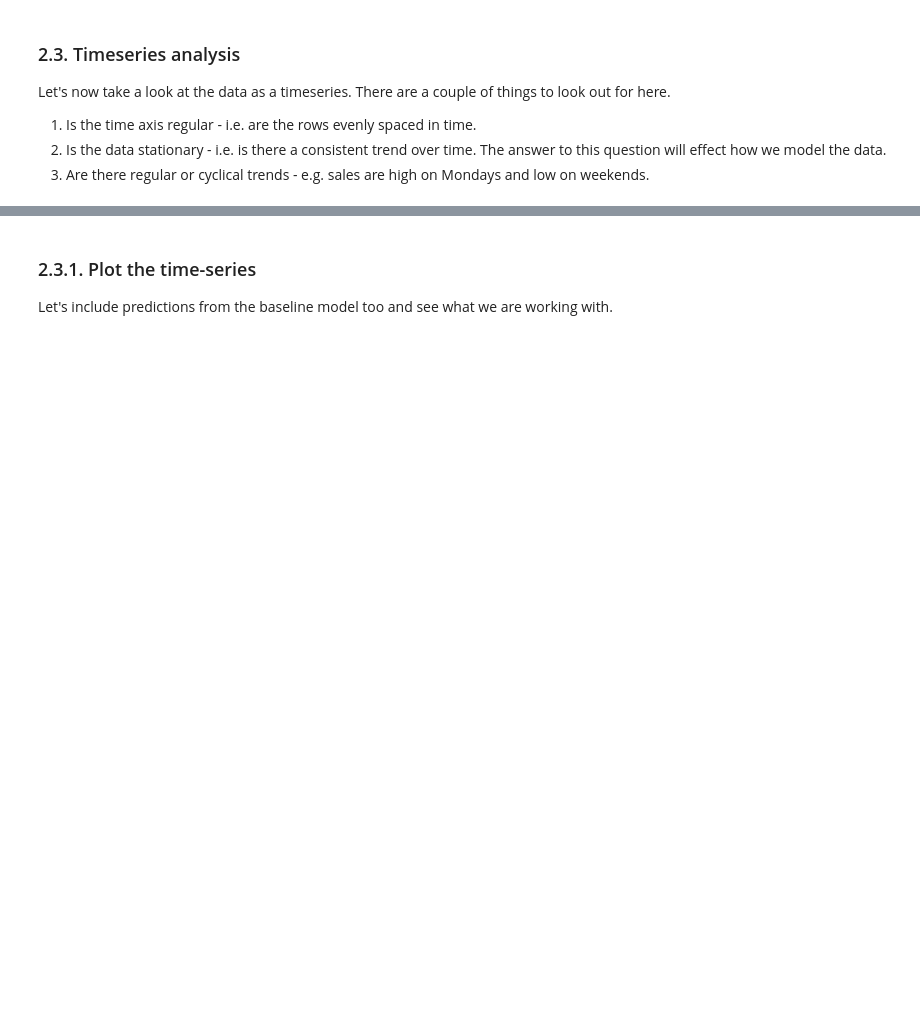
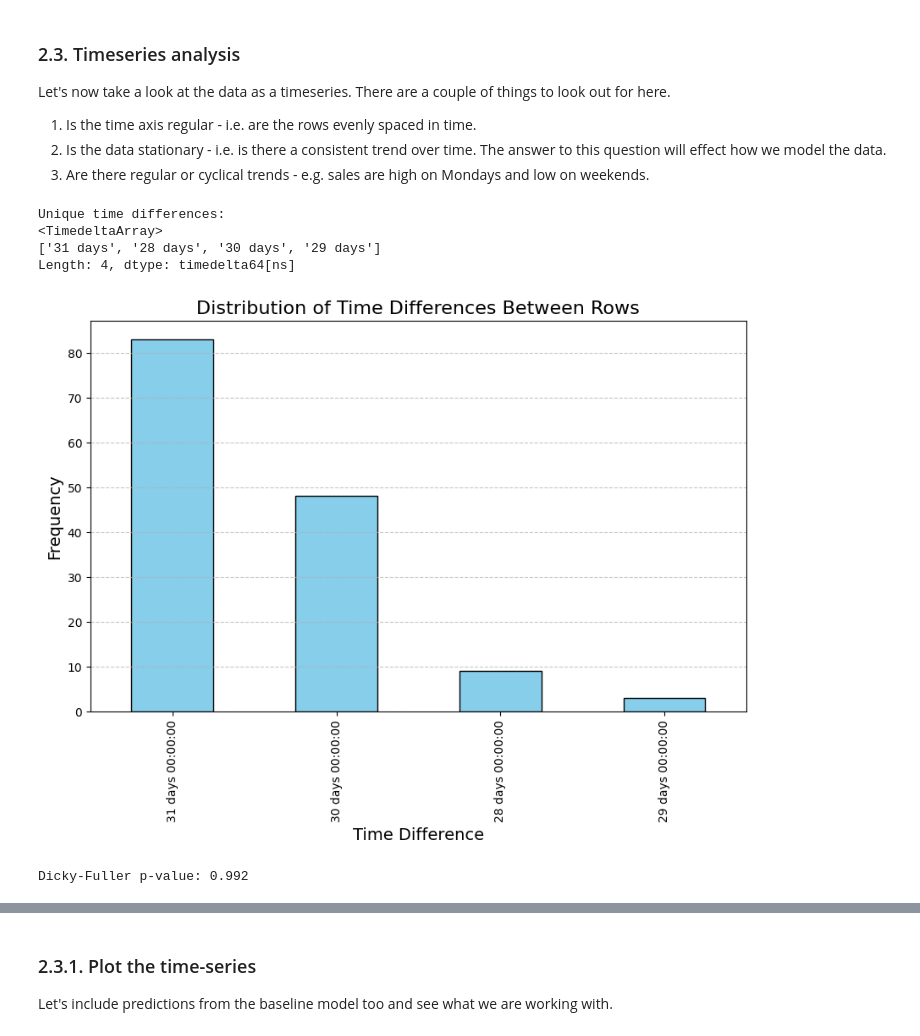
Before and after one commit to 4GeeksAcademy/tdestryk-gperdrizet-time-series-project, a Jupyter notebook: src/mvp.ipynb, the cells around one changed output, grey strips where cells are left out. Drawn from its saved outputs; the diff is of its cells as text; code cells hidden in the pictures; blank space fills up the shorter version.

```diff
--- a/src/mvp.ipynb
+++ b/src/mvp.ipynb
@@ -88,3 +156,31 @@ Let's now take a look at the data as a timeseries. There are a couple of things
 1. Is the time axis regular - i.e. are the rows evenly spaced in time.
 2. Is the data stationary - i.e. is there a consistent trend over time. The answer to this question will effect how we model the data.
 3. Are there regular or cyclical trends - e.g. sales are high on Mondays and low on weekends.
+# %%
+# Check if the time axis is regular
+time_diffs = timeseries_df.index.to_series().diff().dropna()
+
+# Print the unique time differences
+print(f"Unique time differences:\n{time_diffs.unique()}\n")
+
+# Plot the time differences to visually inspect
+plt.figure(figsize=(10, 6))
+time_diffs.value_counts().plot(kind='bar', color='skyblue', edgecolor='black')
+plt.title('Distribution of Time Differences Between Rows', fontsize=16)
+plt.xlabel('Time Difference', fontsize=14)
+plt.ylabel('Frequency', fontsize=14)
+plt.grid(axis='y', linestyle='--', alpha=0.7)
+plt.show()
+# %% [output]
+Unique time differences:
+<TimedeltaArray>
+['31 days', '28 days', '30 days', '29 days']
+Length: 4, dtype: timedelta64[ns]
+[figure, added]
+# %%
+from statsmodels.tsa.stattools import adfuller
+
+dftest=adfuller(timeseries_df['dependent_var'], autolag = "AIC")
+print(f'Dicky-Fuller p-value: {dftest[1]:.3f}')
+# %% [output]
+Dicky-Fuller p-value: 0.992
```
Also changed, not shown: parts of 32 cells of this notebook.
